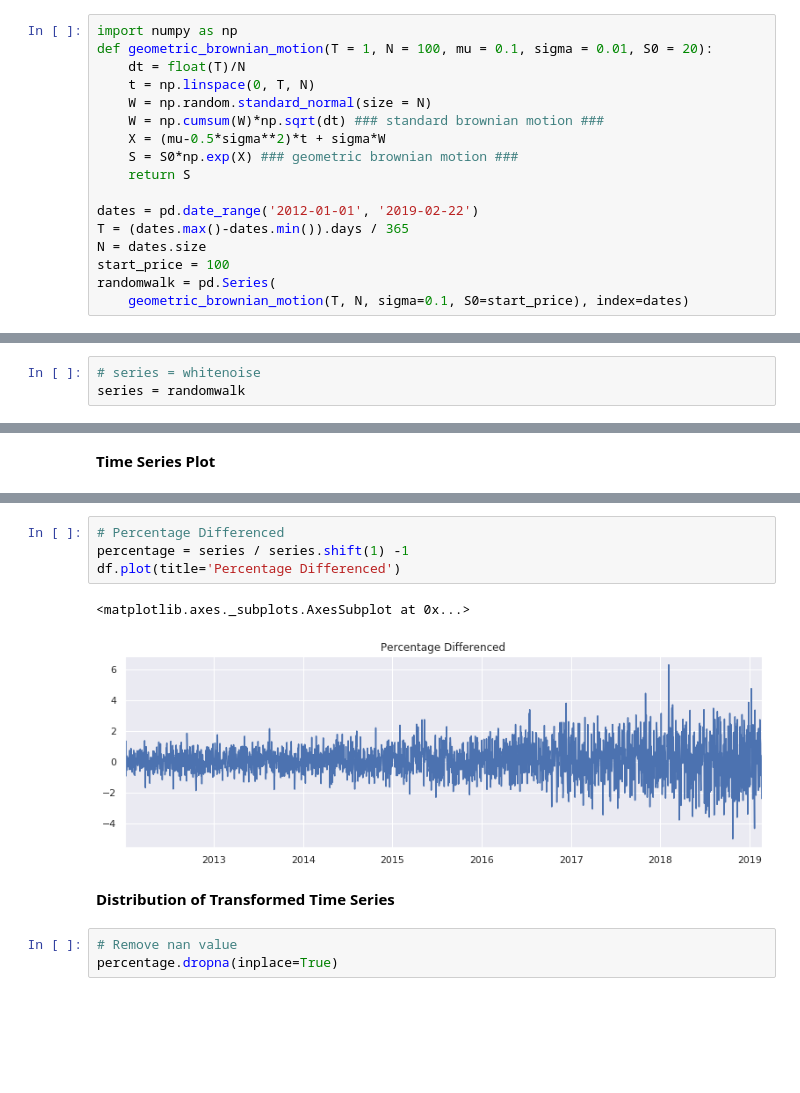
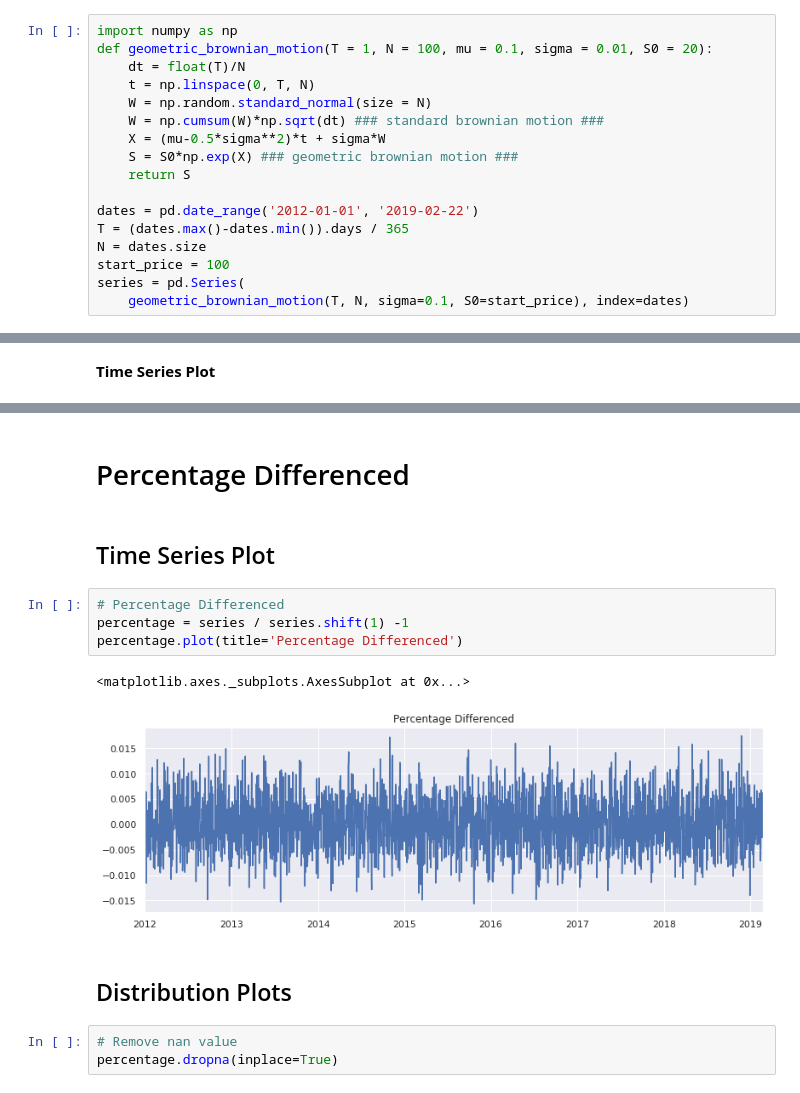
Before and after one commit to deltorobarba/sciences, a Jupyter notebook: datatransformation.ipynb, the cells around one changed output, grey strips where cells are left out. Cells and saved outputs as stored; diff of their text form; blank space fills up the shorter version.

```diff
--- a/datatransformation.ipynb
+++ b/datatransformation.ipynb
@@ -34,5 +34,5 @@ dates = pd.date_range('2012-01-01', '2019-02-22')
 T = (dates.max()-dates.min()).days / 365
 N = dates.size
 start_price = 100
-randomwalk = pd.Series(
+series = pd.Series(
     geometric_brownian_motion(T, N, sigma=0.1, S0=start_price), index=dates)
@@ -124,3 +38,0 @@ plt.show()
-# %%
-# series = whitenoise
-series = randomwalk
@@ -133,12 +69,16 @@ series = randomwalk
+# %% [markdown]
+# Percentage Differenced
+# %% [markdown]
+## Time Series Plot
 # %%
 # Percentage Differenced
 percentage = series / series.shift(1) -1
-df.plot(title='Percentage Differenced')
+percentage.plot(title='Percentage Differenced')
 # %% [output]
 <matplotlib.axes._subplots.AxesSubplot at 0x...>
-[figure, old version]
+[figure, new version]
-# %% [markdown]
-**Distribution of Transformed Time Series**
+# %% [markdown]
+## Distribution Plots
 # %%
 # Remove nan value
 percentage.dropna(inplace=True)
```
Also changed, not shown: parts of 66 cells of this notebook.
